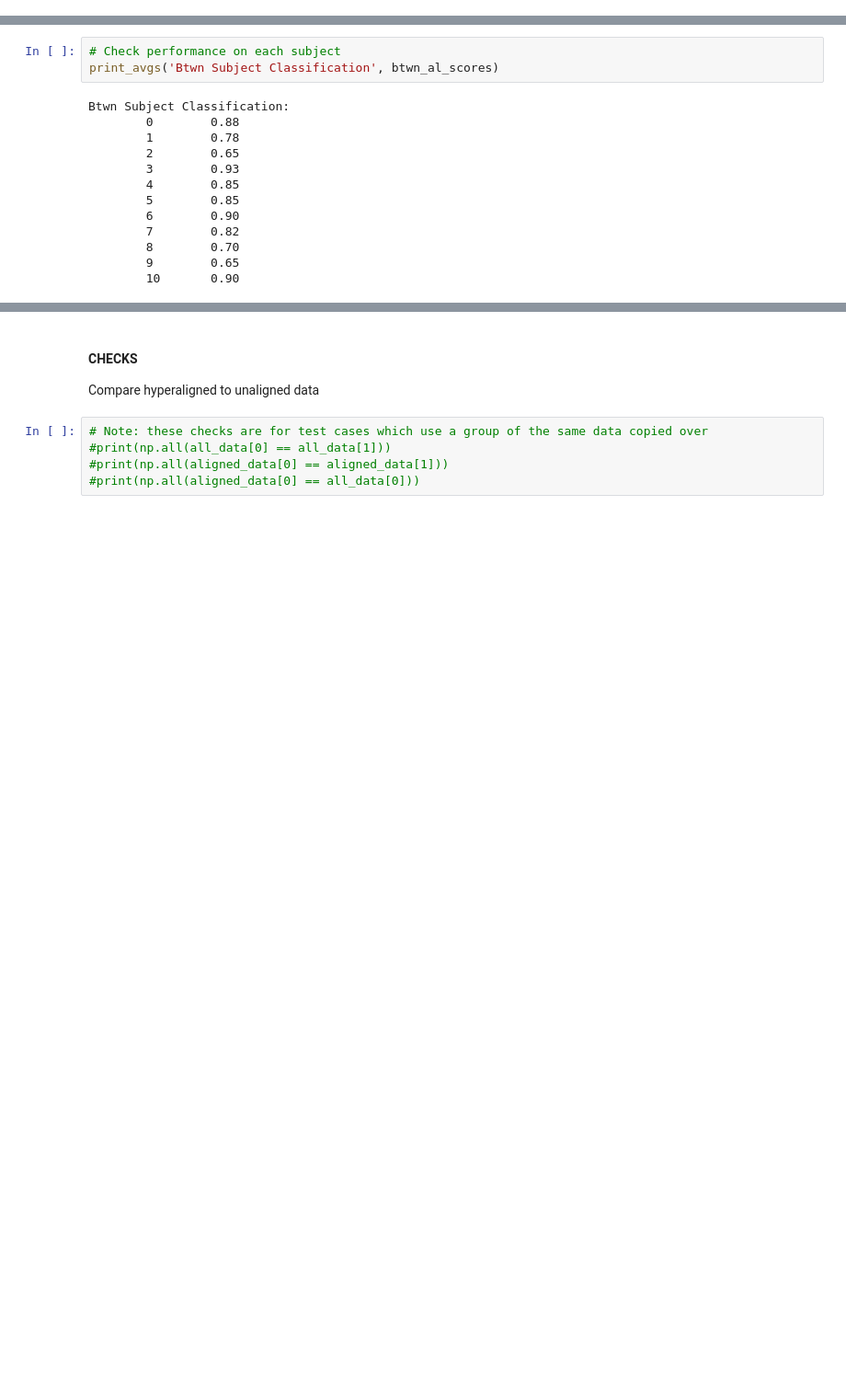
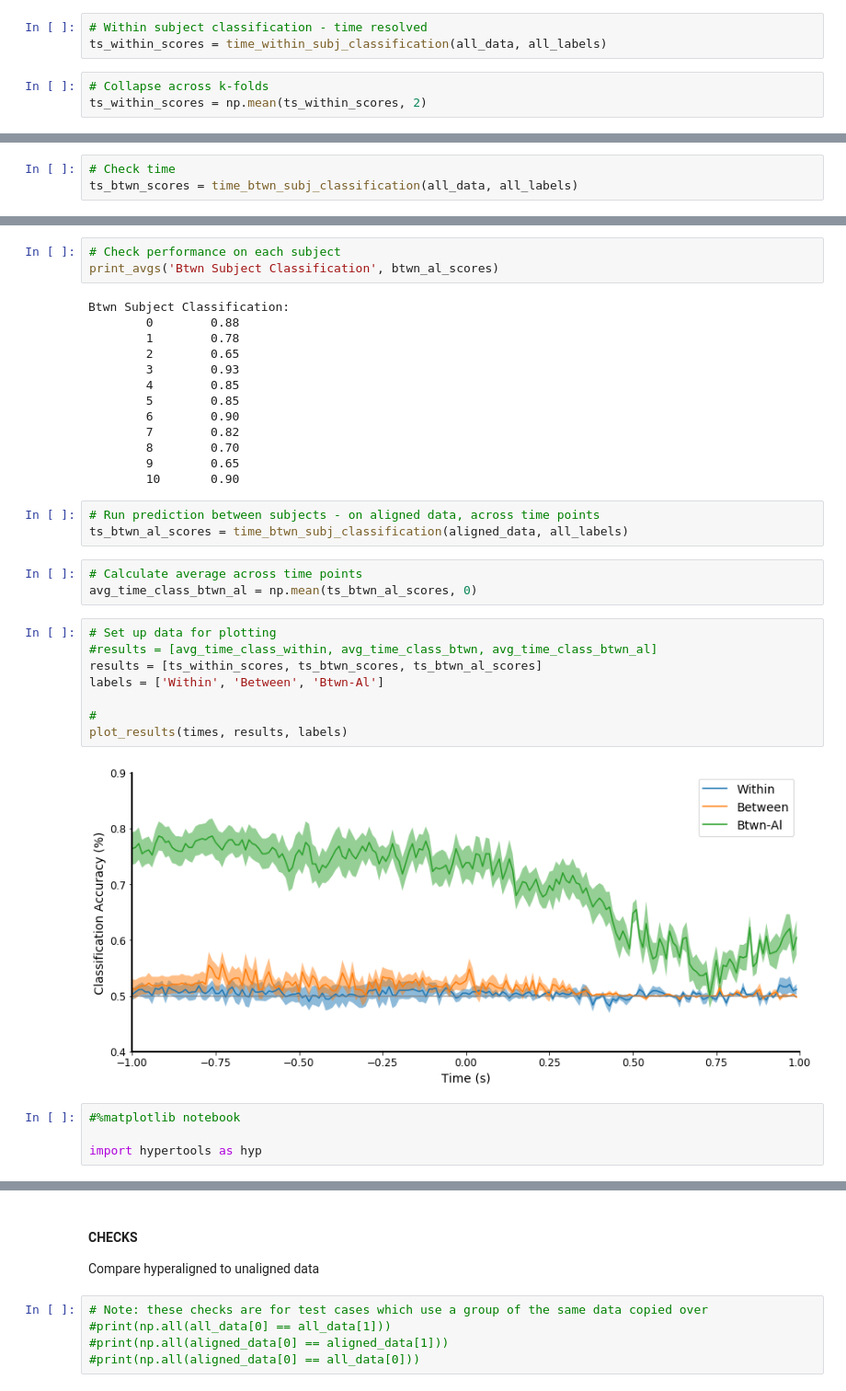
Before and after one commit to TomDonoghue/HyperEEG, a Jupyter notebook: notebooks/GroupAnalysis.ipynb, the cells around one changed output, grey strips where cells are left out. Shown: that part at 92% size. Saved outputs shown, nothing was run; the diff lists cells and outputs as text; blank space fills up the shorter version.

Commit message:
Update notebook - add AMAZING PLOT

```diff
--- a/notebooks/GroupAnalysis.ipynb
+++ b/notebooks/GroupAnalysis.ipynb
@@ -321,4 +445,10 @@ Per Subj Within Predictions:
         10       0.50
+# %%
+# Within subject classification - time resolved
+ts_within_scores = time_within_subj_classification(all_data, all_labels)
+# %%
+# Collapse across k-folds
+ts_within_scores = np.mean(ts_within_scores, 2)
 # %% [markdown]
 ## Between Subject Classification (un-aligned)
 # %%
@@ -350,0 +481,3 @@ Btwn Subject Classification:
+# %%
+# Check time
+ts_btwn_scores = time_btwn_subj_classification(all_data, all_labels)
@@ -408,3 +543,23 @@ Btwn Subject Classification:
         8        0.70
         9        0.65
         10       0.90
+# %%
+# Run prediction between subjects - on aligned data, across time points
+ts_btwn_al_scores = time_btwn_subj_classification(aligned_data, all_labels)
+# %%
+# Calculate average across time points
+avg_time_class_btwn_al = np.mean(ts_btwn_al_scores, 0)
+# %%
+# Set up data for plotting
+#results = [avg_time_class_within, avg_time_class_btwn, avg_time_class_btwn_al]
+results = [ts_within_scores, ts_btwn_scores, ts_btwn_al_scores]
+labels = ['Within', 'Between', 'Btwn-Al']
+
+#
+plot_results(times, results, labels)
+# %% [output]
+[figure, added]
+# %%
+#%matplotlib notebook
+
+import hypertools as hyp
```
Also changed, not shown: parts of 23 cells of this notebook.
